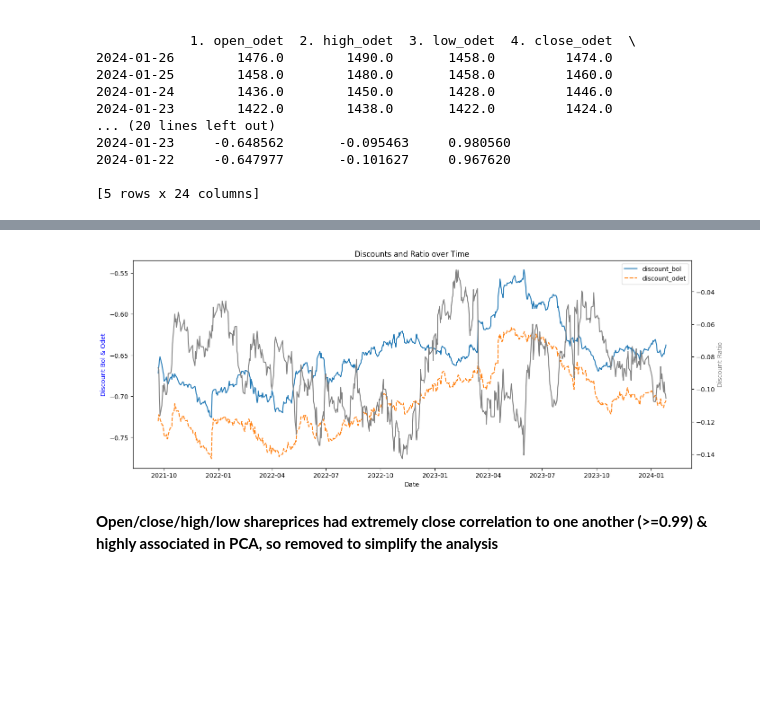
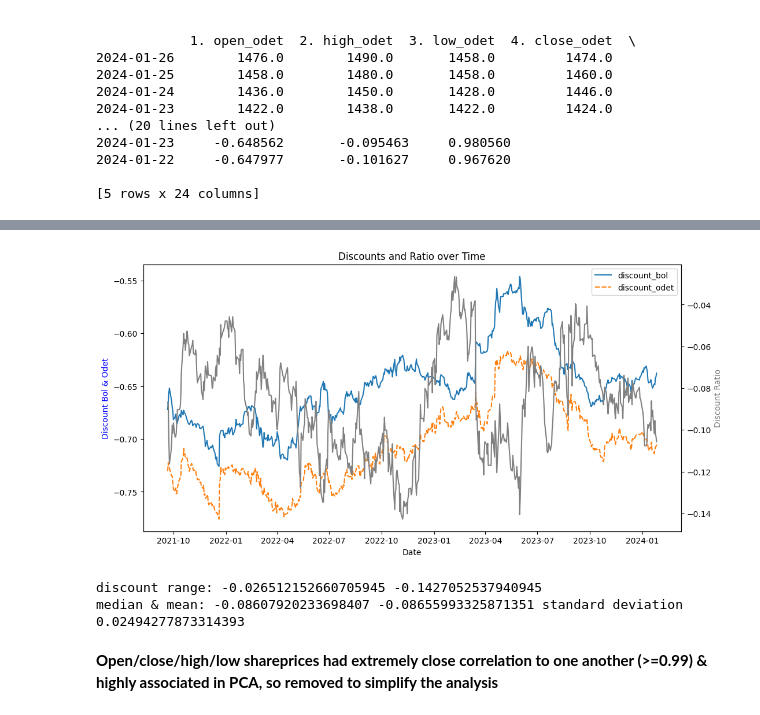
Before and after one commit to DrGodfrey/data-analysis-bollore-odet-group, a Jupyter notebook: valuation-bollore-odet.ipynb, the cells around one changed output, grey strips where cells are left out. Drawn from its saved outputs; the diff is of its cells as text; code cells hidden in the pictures; blank space fills up the shorter version.

Commit message:
Kaggle Notebook | Valuation Bollore/Odet | Before adjusting discount_ratio

```diff
--- a/valuation-bollore-odet.ipynb
+++ b/valuation-bollore-odet.ipynb
@@ -370,22 +370,27 @@ sns.lineplot(data=main_df[["discount_bol", "discount_odet"]])
 # %%
 columns_to_plot = ["discount_bol", "discount_odet", "discount_ratio"]
 
-fig, ax1 = plt.subplots(figsize=(16, 6))
+fig, ax1 = plt.subplots(figsize=(12, 6))
 
 sns.lineplot(data=main_df[columns_to_plot[:2]], ax=ax1)
 
 ax2 = ax1.twinx()
 
 sns.lineplot(data=main_df[columns_to_plot[2]], ax=ax2, color='grey')
 
 ax1.set_xlabel('Date')
 ax1.set_ylabel('Discount Bol & Odet', color='blue')
 ax2.set_ylabel('Discount Ratio', color='grey')
 plt.title('Discounts and Ratio over Time')
 
 plt.show()
+
+print("discount range:",main_df["discount_ratio"].max(), main_df["discount_ratio"].min())
+print("median & mean:", main_df["discount_ratio"].median(), main_df["discount_ratio"].mean(),"standard deviation", main_df["discount_ratio"].std())
 # %% [output]
-[figure, old version]
+[figure, new version]
+discount range: -0.026512152660705945 -0.1427052537940945
+median & mean: -0.08607920233698407 -0.08655993325871351 standard deviation 0.02494277873314393
 # %%
 # generalised function for approach used below
 def remove_columns_starting_with(start_df, prefixes_to_remove):
```
Also changed, not shown: parts of 8 cells of this notebook.
